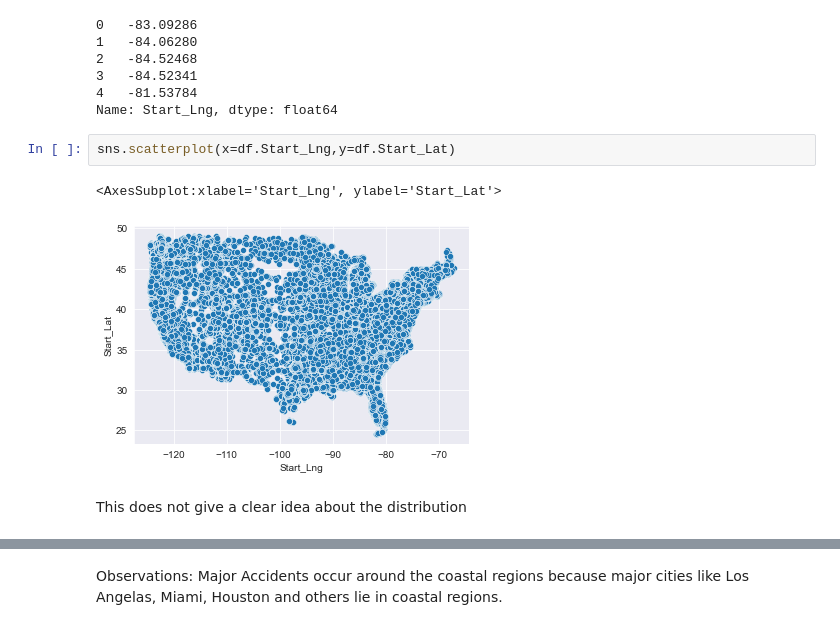
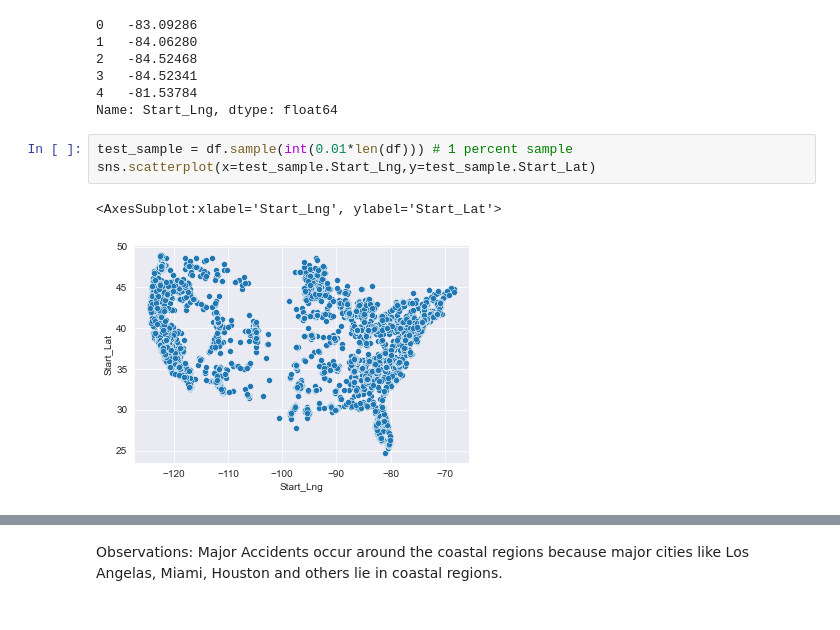
Before and after one commit to Sourabh-Marne/Exploratory-Data-Analysis-US-Accidents-Python, a Jupyter notebook: EDA_Us_accidents.ipynb, the cells around one changed output, grey strips where cells are left out. Saved outputs shown, nothing was run; the diff lists cells and outputs as text.

```diff
--- a/EDA_Us_accidents.ipynb
+++ b/EDA_Us_accidents.ipynb
@@ -356,9 +356,8 @@ df.Start_Lng.head() #moves #left and right
 4   -81.53784
 Name: Start_Lng, dtype: float64
 # %%
-sns.scatterplot(x=df.Start_Lng,y=df.Start_Lat)
+test_sample = df.sample(int(0.01*len(df))) # 1 percent sample
+sns.scatterplot(x=test_sample.Start_Lng,y=test_sample.Start_Lat)
 # %% [output]
 <AxesSubplot:xlabel='Start_Lng', ylabel='Start_Lat'>
-[figure, old version]
+[figure, new version]
-# %% [markdown]
-This does not give a clear idea about the distribution
```
Also changed, not shown: parts of 1 cell of this notebook.
